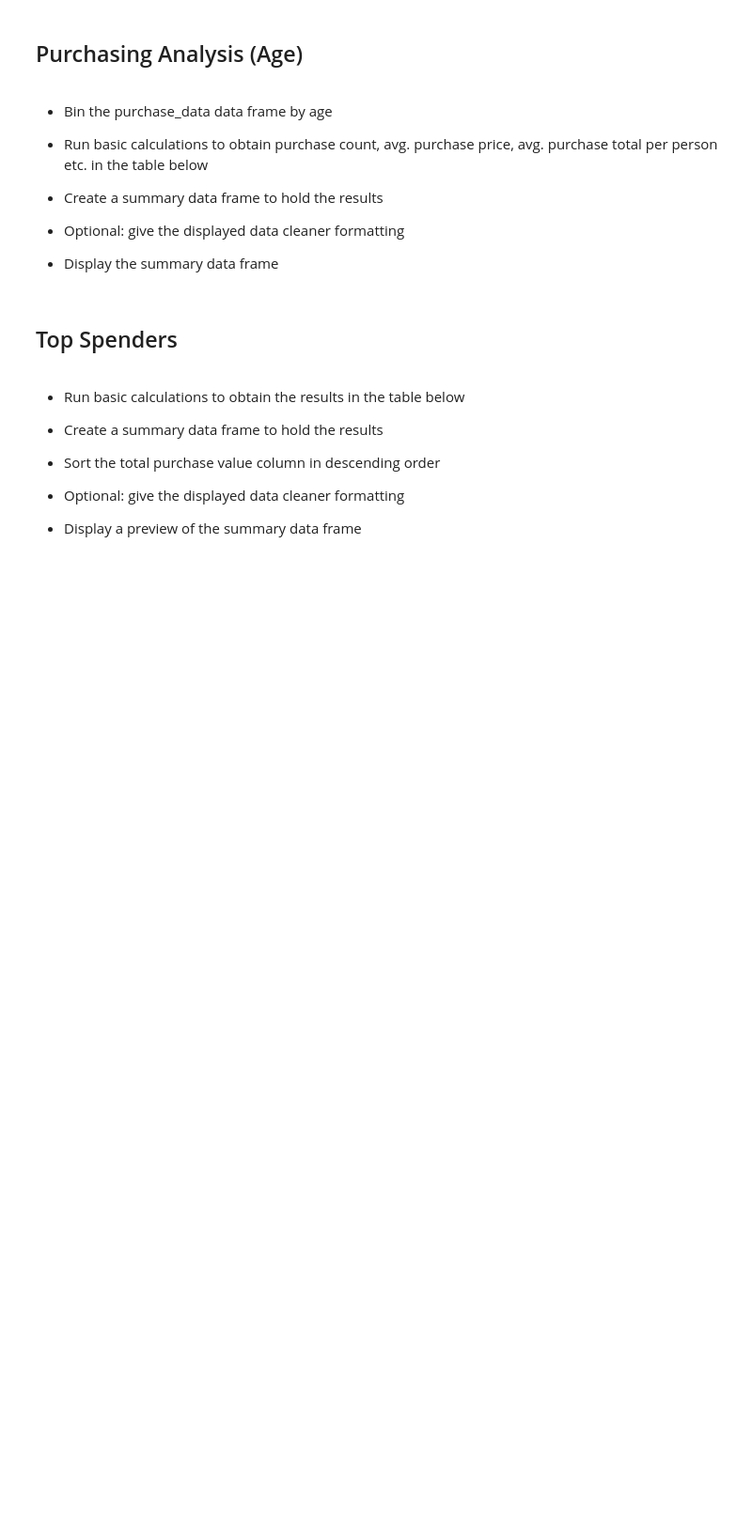
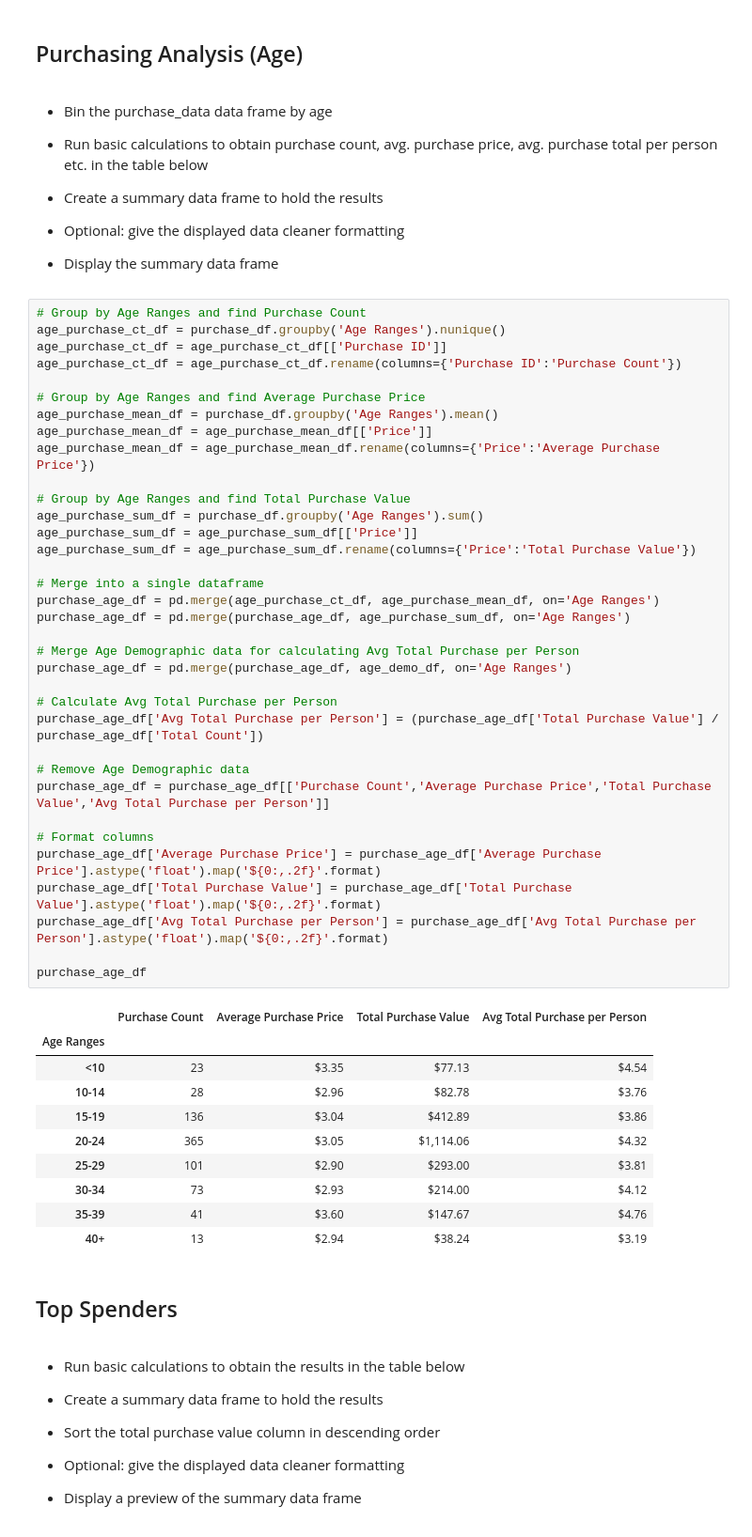
Before and after one commit to cgangi2216/pandas-challenge, a Jupyter notebook: HeroesOfPymoli/HeroesOfPymoli.ipynb, the cells around one changed output. Shown at 94% size. Saved outputs shown, nothing was run; the diff lists cells and outputs as text; blank space fills up the shorter version.

Commit message:
Completed Age Demographics, Purchase Analysis by Age, Top Spenders, & Most Popular Items

```diff
--- a/HeroesOfPymoli/HeroesOfPymoli.ipynb
+++ b/HeroesOfPymoli/HeroesOfPymoli.ipynb
@@ -202,6 +203,52 @@ Index(['Purchase ID', 'SN', 'Age', 'Gender', 'Item ID', 'Item Name', 'Price'], d
 
 
 * Display the summary data frame
+# %%
+# Group by Age Ranges and find Purchase Count
+age_purchase_ct_df = purchase_df.groupby('Age Ranges').nunique()
+age_purchase_ct_df = age_purchase_ct_df[['Purchase ID']]
+age_purchase_ct_df = age_purchase_ct_df.rename(columns={'Purchase ID':'Purchase Count'})
+
+# Group by Age Ranges and find Average Purchase Price
+age_purchase_mean_df = purchase_df.groupby('Age Ranges').mean()
+age_purchase_mean_df = age_purchase_mean_df[['Price']]
+age_purchase_mean_df = age_purchase_mean_df.rename(columns={'Price':'Average Purchase Price'})
+
+# Group by Age Ranges and find Total Purchase Value
+age_purchase_sum_df = purchase_df.groupby('Age Ranges').sum()
+age_purchase_sum_df = age_purchase_sum_df[['Price']]
+age_purchase_sum_df = age_purchase_sum_df.rename(columns={'Price':'Total Purchase Value'})
+
+# Merge into a single dataframe
+purchase_age_df = pd.merge(age_purchase_ct_df, age_purchase_mean_df, on='Age Ranges')
+purchase_age_df = pd.merge(purchase_age_df, age_purchase_sum_df, on='Age Ranges')
+
+# Merge Age Demographic data for calculating Avg Total Purchase per Person
+purchase_age_df = pd.merge(purchase_age_df, age_demo_df, on='Age Ranges')
+
+# Calculate Avg Total Purchase per Person
+purchase_age_df['Avg Total Purchase per Person'] = (purchase_age_df['Total Purchase Value'] / purchase_age_df['Total Count'])
+
+# Remove Age Demographic data
+purchase_age_df = purchase_age_df[['Purchase Count','Average Purchase Price','Total Purchase Value','Avg Total Purchase per Person']]
+
+# Format columns
+purchase_age_df['Average Purchase Price'] = purchase_age_df['Average Purchase Price'].astype('float').map('${0:,.2f}'.format)
+purchase_age_df['Total Purchase Value'] = purchase_age_df['Total Purchase Value'].astype('float').map('${0:,.2f}'.format)
+purchase_age_df['Avg Total Purchase per Person'] = purchase_age_df['Avg Total Purchase per Person'].astype('float').map('${0:,.2f}'.format)
+
+purchase_age_df
+# %% [output]
+|  | Purchase Count | Average Purchase Price | Total Purchase Value | Avg Total Purchase per Person |
+| Age Ranges |  |  |  |  |
+| <10 | 23 | $3.35 | $77.13 | $4.54 |
+| 10-14 | 28 | $2.96 | $82.78 | $3.76 |
+| 15-19 | 136 | $3.04 | $412.89 | $3.86 |
+| 20-24 | 365 | $3.05 | $1,114.06 | $4.32 |
+| 25-29 | 101 | $2.90 | $293.00 | $3.81 |
+| 30-34 | 73 | $2.93 | $214.00 | $4.12 |
+| 35-39 | 41 | $3.60 | $147.67 | $4.76 |
+| 40+ | 13 | $2.94 | $38.24 | $3.19 |
 # %% [markdown]
 ## Top Spenders
 # %% [markdown]
```
Also changed, not shown: parts of 6 cells of this notebook.
